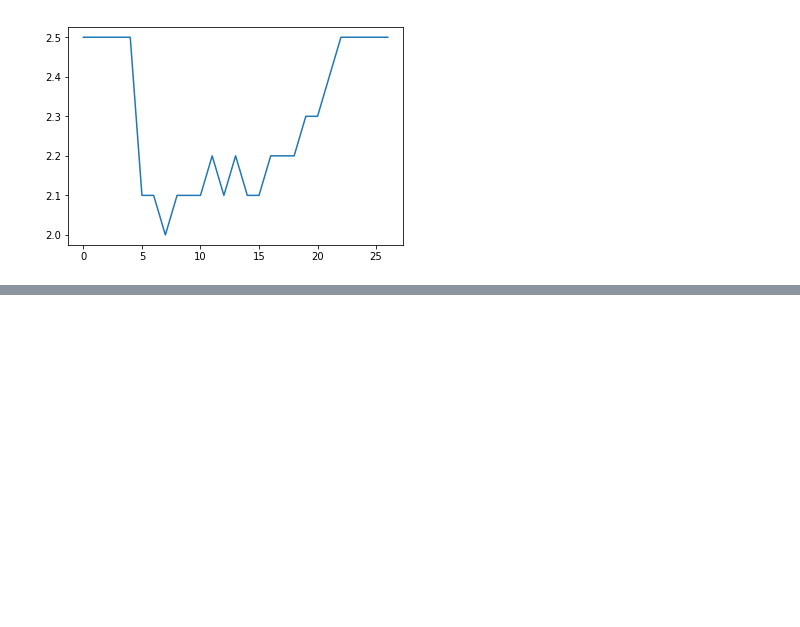
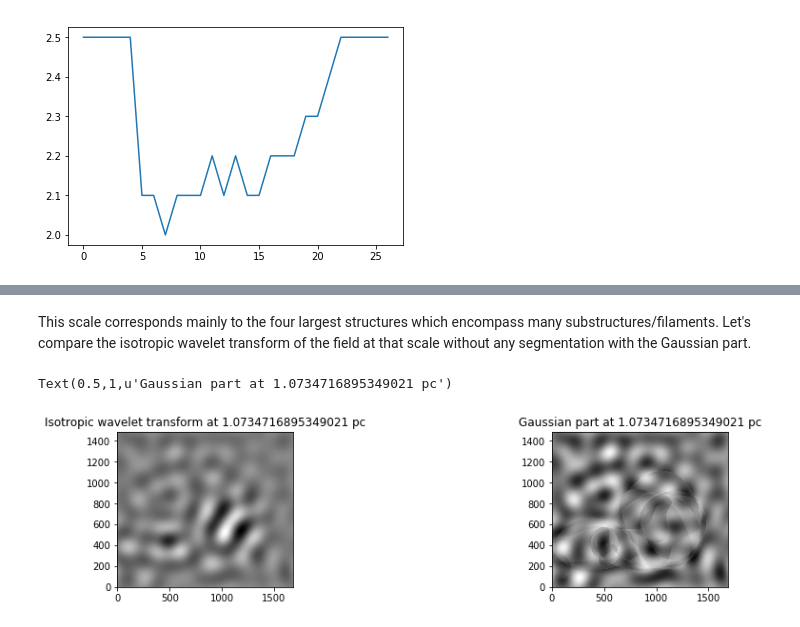
Before and after one commit to hoangducthuong/notebooks, a Jupyter notebook: Polaris.ipynb, the cells around one changed output, grey strips where cells are left out. Cells and saved outputs as stored; diff of their text form; code cells hidden in the pictures; blank space fills up the shorter version.

```diff
--- a/Polaris.ipynb
+++ b/Polaris.ipynb
@@ -181,0 +244,15 @@ showbok(f)
+# %% [markdown]
+This scale corresponds mainly to the four largest structures which encompass many substructures/filaments.
+Let's compare the isotropic wavelet transform of the field at that scale without any segmentation with the Gaussian part.
+# %%
+figure(figsize=(15,3))
+plt.subplot(1,2,1)
+imshow(wt[7,:,:].real,origin='below',cmap='gray')
+plt.title("Isotropic wavelet transform at "+np.str(dWscl[7])+" pc")
+
+plt.subplot(1,2,2)
+imshow(wt[2*M+7,:,:].real,origin='below',cmap='gray')
+plt.title("Gaussian part at "+np.str(dWscl[7])+" pc")
+# %% [output]
+Text(0.5,1,u'Gaussian part at 1.0734716895349021 pc')
+[figure, added]
```
Also changed, not shown: parts of 10 cells of this notebook.
